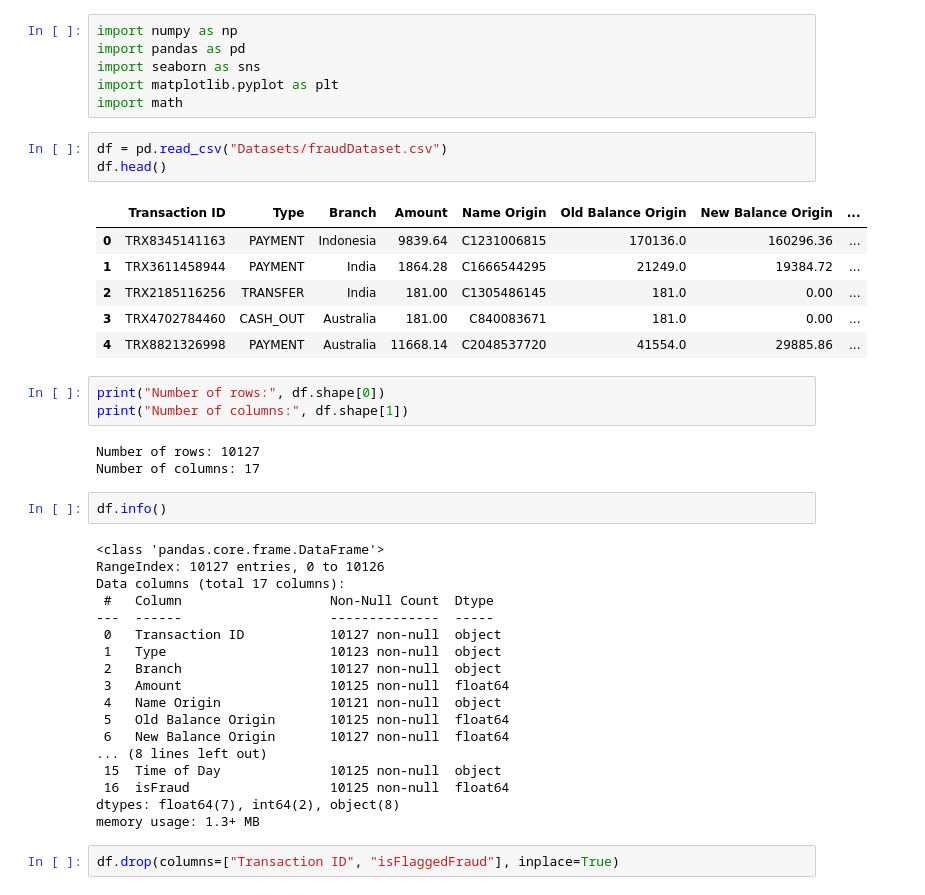
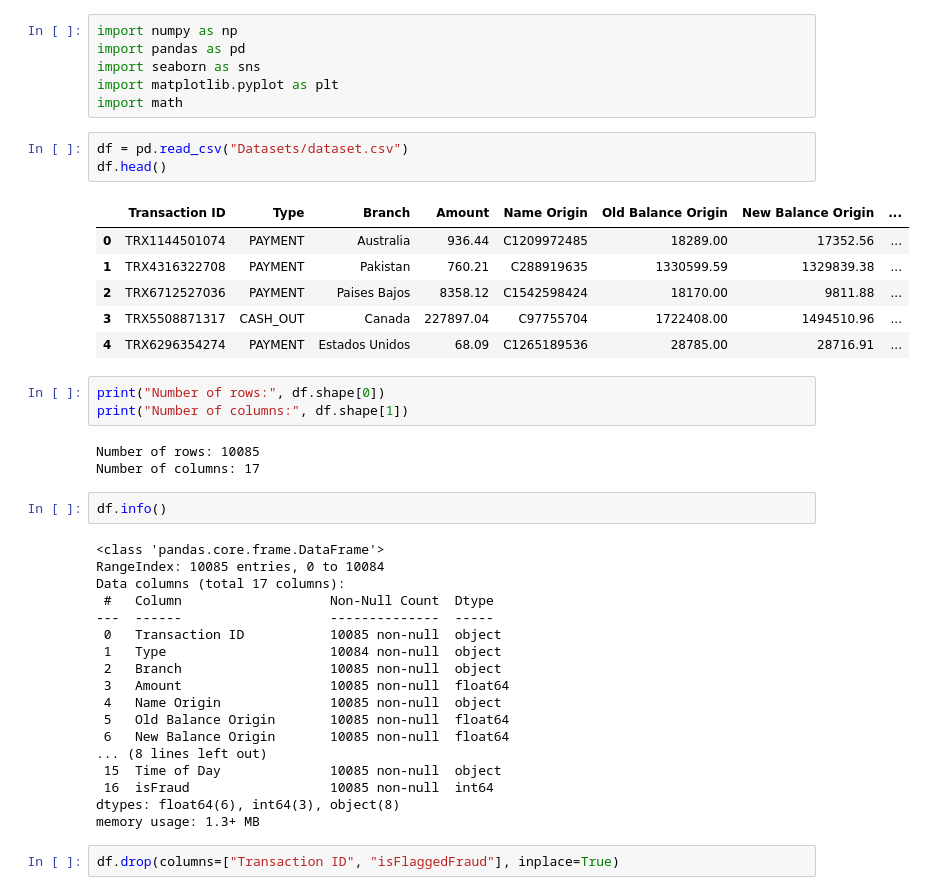
Before and after one commit to Shrutisd1003/XAI-for-Financial-Fraud-Detection, a Jupyter notebook: Model building/EDA.ipynb, the cells around one changed output. Drawn from its saved outputs; the diff is of its cells as text.

```diff
--- a/Model building/EDA.ipynb
+++ b/Model building/EDA.ipynb
@@ -5,40 +5,40 @@ import seaborn as sns
 import matplotlib.pyplot as plt
 import math
 # %%
-df = pd.read_csv("Datasets/fraudDataset.csv")
+df = pd.read_csv("Datasets/dataset.csv")
 df.head()
 # %% [output]
 |  | Transaction ID | Type | Branch | Amount | Name Origin | Old Balance Origin | New Balance Origin | ... |
-| 0 | TRX8345141163 | PAYMENT | Indonesia | 9839.64 | C1231006815 | 170136.0 | 160296.36 | ... |
-| 1 | TRX3611458944 | PAYMENT | India | 1864.28 | C1666544295 | 21249.0 | 19384.72 | ... |
-| 2 | TRX2185116256 | TRANSFER | India | 181.00 | C1305486145 | 181.0 | 0.00 | ... |
-| 3 | TRX4702784460 | CASH_OUT | Australia | 181.00 | C840083671 | 181.0 | 0.00 | ... |
-| 4 | TRX8821326998 | PAYMENT | Australia | 11668.14 | C2048537720 | 41554.0 | 29885.86 | ... |
+| 0 | TRX1144501074 | PAYMENT | Australia | 936.44 | C1209972485 | 18289.00 | 17352.56 | ... |
+| 1 | TRX4316322708 | PAYMENT | Pakistan | 760.21 | C288919635 | 1330599.59 | 1329839.38 | ... |
+| 2 | TRX6712527036 | PAYMENT | Paises Bajos | 8358.12 | C1542598424 | 18170.00 | 9811.88 | ... |
+| 3 | TRX5508871317 | CASH_OUT | Canada | 227897.04 | C97755704 | 1722408.00 | 1494510.96 | ... |
+| 4 | TRX6296354274 | PAYMENT | Estados Unidos | 68.09 | C1265189536 | 28785.00 | 28716.91 | ... |
 # %%
 print("Number of rows:", df.shape[0])
 print("Number of columns:", df.shape[1])
 # %% [output]
-Number of rows: 10127
+Number of rows: 10085
 Number of columns: 17
 # %%
 df.info()
 # %% [output]
 <class 'pandas.core.frame.DataFrame'>
-RangeIndex: 10127 entries, 0 to 10126
+RangeIndex: 10085 entries, 0 to 10084
 Data columns (total 17 columns):
  #   Column                   Non-Null Count  Dtype
 ---  ------                   --------------  -----
- 0   Transaction ID           10127 non-null  object
- 1   Type                     10123 non-null  object
- 2   Branch                   10127 non-null  object
- 3   Amount                   10125 non-null  float64
- 4   Name Origin              10121 non-null  object
- 5   Old Balance Origin       10125 non-null  float64
- 6   New Balance Origin       10127 non-null  float64
+ 0   Transaction ID           10085 non-null  object
+ 1   Type                     10084 non-null  object
+ 2   Branch                   10085 non-null  object
+ 3   Amount                   10085 non-null  float64
+ 4   Name Origin              10085 non-null  object
+ 5   Old Balance Origin       10085 non-null  float64
+ 6   New Balance Origin       10085 non-null  float64
 ... (8 lines left out)
- 15  Time of Day              10125 non-null  object
- 16  isFraud                  10125 non-null  float64
-dtypes: float64(7), int64(2), object(8)
+ 15  Time of Day              10085 non-null  object
+ 16  isFraud                  10085 non-null  int64
+dtypes: float64(6), int64(3), object(8)
 memory usage: 1.3+ MB
 # %%
 df.drop(columns=["Transaction ID", "isFlaggedFraud"], inplace=True)
```
Also changed, not shown: parts of 18 cells of this notebook, 11 other files.
